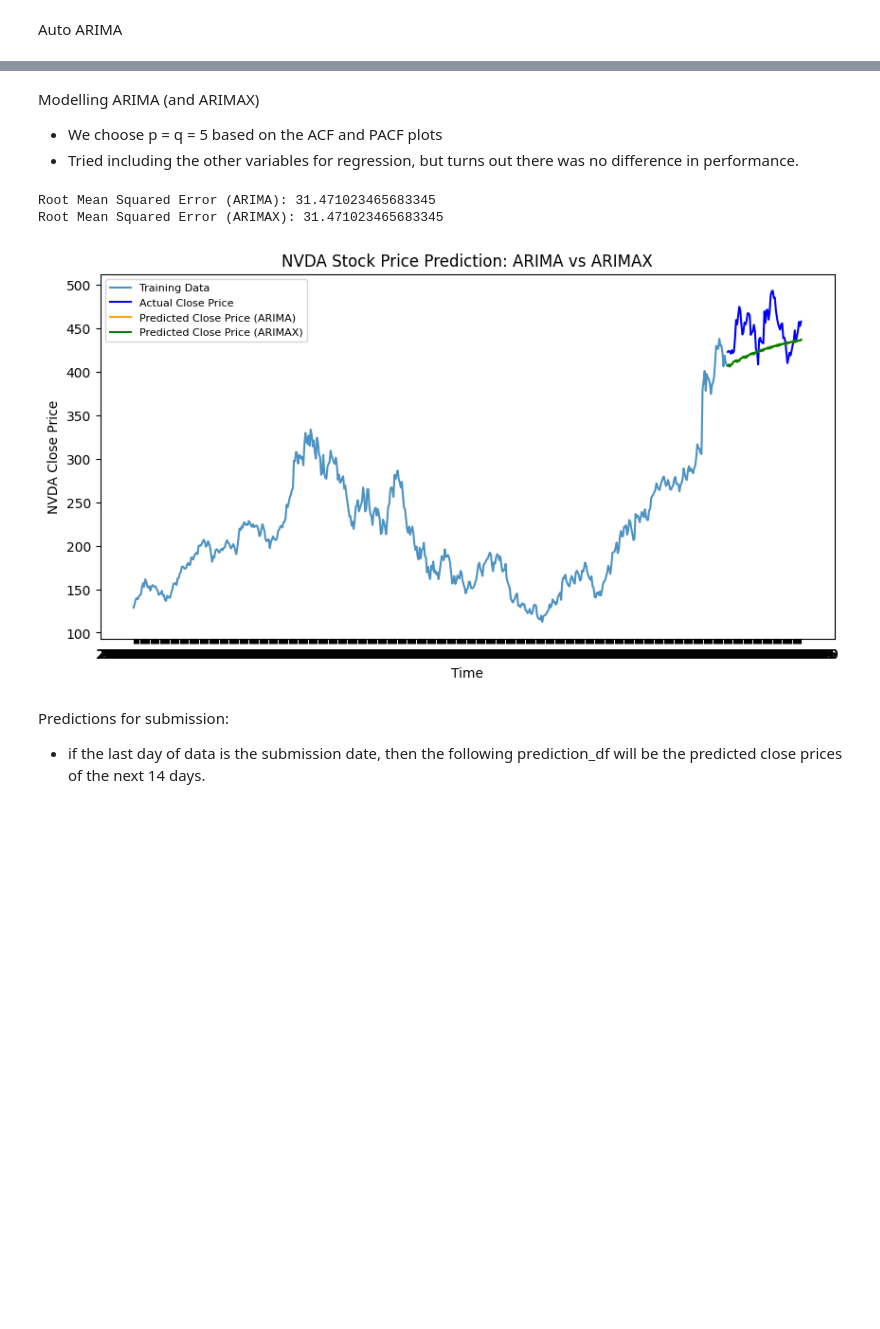
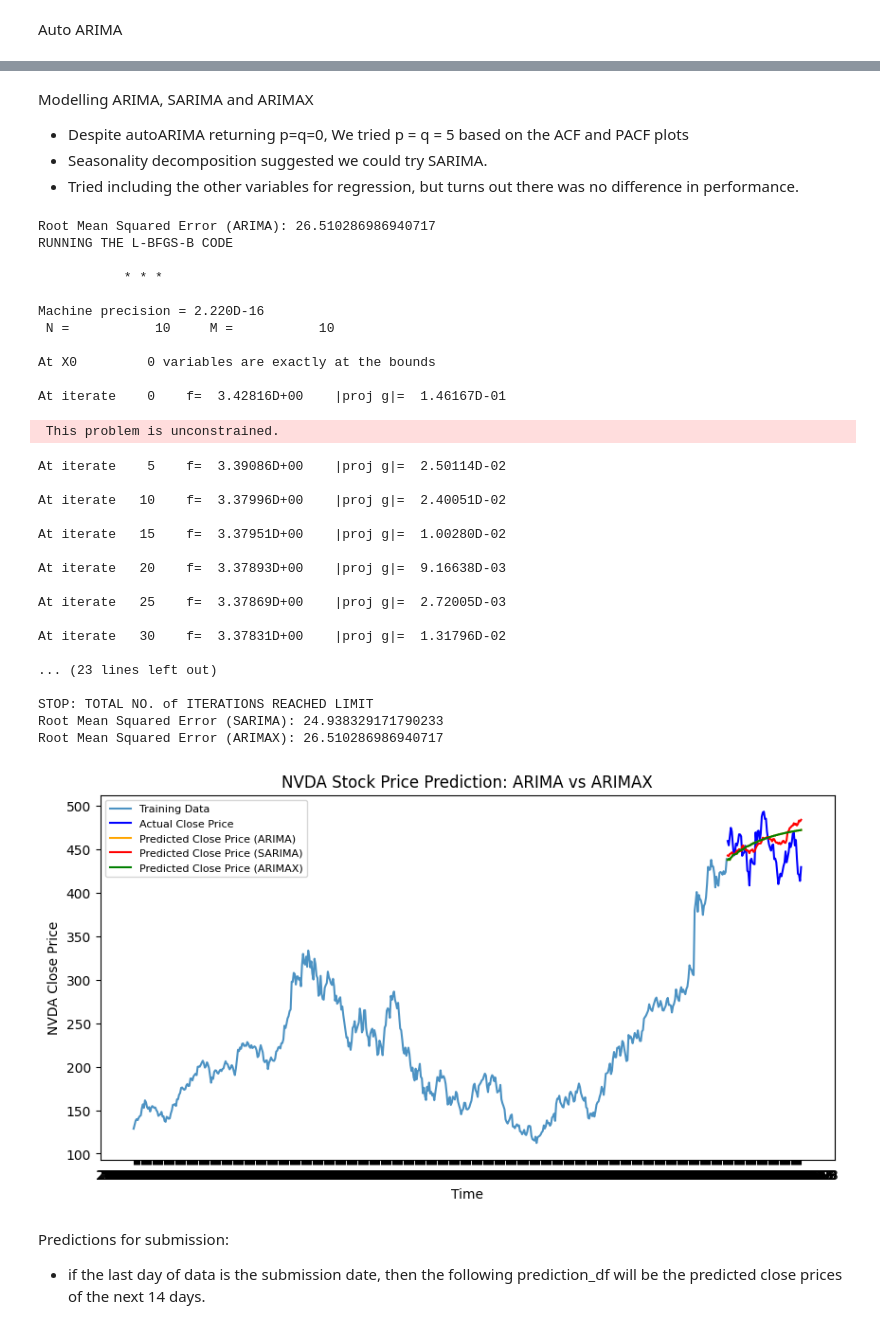
Before and after one commit to ethan-cyj/NUS-Fintech-Project-1, a Jupyter notebook: Ethan_Cheung_Impl_2.ipynb, the cells around one changed output, grey strips where cells are left out. Drawn from its saved outputs; the diff is of its cells as text; code cells hidden in the pictures; blank space fills up the shorter version.

```diff
--- a/Ethan_Cheung_Impl_2.ipynb
+++ b/Ethan_Cheung_Impl_2.ipynb
@@ -116,7 +284,8 @@ Warnings:
 # %% [markdown]
-Modelling ARIMA (and ARIMAX)
+Modelling ARIMA, SARIMA and ARIMAX
 
-- We choose p = q = 5 based on the ACF and PACF plots
+- Despite autoARIMA returning p=q=0, We tried p = q = 5 based on the ACF and PACF plots
+- Seasonality decomposition suggested we could try SARIMA.
 - Tried including the other variables for regression, but turns out there was no difference in performance.
 # %%
 import statsmodels.api as sm
@@ -130,6 +299,19 @@ fc_arima = forecast_arima.predicted_mean
 # Calculate RMSE for ARIMA
 rmse_arima = np.sqrt(mean_squared_error(test_data["Close"], fc_arima))
 print("Root Mean Squared Error (ARIMA):", rmse_arima)
+
+
+# SARIMA Model
+model_sarima = sm.tsa.SARIMAX(train_data["Close"],
+                                         order=(0,1,0),
+                                         seasonal_order=(5,1,4,30))
+fitted_sarima = model_sarima.fit()
+forecast_sarima = fitted_sarima.get_forecast(steps=len(test_data))
+fc_sarima = forecast_sarima.predicted_mean
+rmse_sarima = np.sqrt(mean_squared_error(test_data["Close"], fc_sarima))
+print("Root Mean Squared Error (SARIMA):", rmse_sarima)
+
+
 
 # SARIMAX Model
 endog = train_data['Close']
@@ -144,22 +326,51 @@ fc_sarimax = forecast_sarimax.predicted_mean
 # Calculate RMSE for SARIMAX
 rmse_sarimax = np.sqrt(mean_squared_error(test_data["Close"], fc_sarimax))
 print("Root Mean Squared Error (ARIMAX):", rmse_sarimax)
-
-# Plot both ARIMA and SARIMAX predictions together
-plt.figure(figsize=(10,5), dpi=100)
-plt.plot(train_data["Close"], label='Training Data', alpha=0.8)
-plt.plot(test_data["Close"], color='blue', label='Actual Close Price')
-plt.plot(fc_arima, color='orange', label='Predicted Close Price (ARIMA)')
-plt.plot(fc_sarimax, color='green', label='Predicted Close Price (ARIMAX)')
-plt.title('NVDA Stock Price Prediction: ARIMA vs ARIMAX')
-plt.xlabel('Time')
-plt.ylabel('NVDA Close Price')
-plt.legend(loc='upper left', fontsize=8)
-plt.show()
 # %% [output]
-Root Mean Squared Error (ARIMA): 31.471023465683345
-Root Mean Squared Error (ARIMAX): 31.471023465683345
+Root Mean Squared Error (ARIMA): 26.510286986940717
+RUNNING THE L-BFGS-B CODE
+
+           * * *
+
+Machine precision = 2.220D-16
+ N =           10     M =           10
+
+At X0         0 variables are exactly at the bounds
+
+At iterate    0    f=  3.42816D+00    |proj g|=  1.46167D-01
-[figure, removed]
+ This problem is unconstrained.
+At iterate    5    f=  3.39086D+00    |proj g|=  2.50114D-02
+
+At iterate   10    f=  3.37996D+00    |proj g|=  2.40051D-02
+
+At iterate   15    f=  3.37951D+00    |proj g|=  1.00280D-02
+
+At iterate   20    f=  3.37893D+00    |proj g|=  9.16638D-03
+
+At iterate   25    f=  3.37869D+00    |proj g|=  2.72005D-03
+
+At iterate   30    f=  3.37831D+00    |proj g|=  1.31796D-02
+
+... (23 lines left out)
+
+STOP: TOTAL NO. of ITERATIONS REACHED LIMIT
+Root Mean Squared Error (SARIMA): 24.938329171790233
+Root Mean Squared Error (ARIMAX): 26.510286986940717
+# %%
+# Plot both ARIMA and SARIMAX predictions together
+plt.figure(figsize=(10,5), dpi=100)
+plt.plot(train_data["Close"], label='Training Data', alpha=0.8)
+plt.plot(test_data["Close"], color='blue', label='Actual Close Price')
+plt.plot(fc_arima, color='orange', label='Predicted Close Price (ARIMA)')
+plt.plot(fc_sarima, color='red', label='Predicted Close Price (SARIMA)')
+plt.plot(fc_sarimax, color='green', label='Predicted Close Price (ARIMAX)')
+plt.title('NVDA Stock Price Prediction: ARIMA vs ARIMAX')
+plt.xlabel('Time')
+plt.ylabel('NVDA Close Price')
+plt.legend(loc='upper left', fontsize=8)
+plt.show()
+# %% [output]
+[figure, added]
 # %% [markdown]
 Predictions for submission:
 
```
Also changed, not shown: parts of 13 cells of this notebook, 6 other files.
